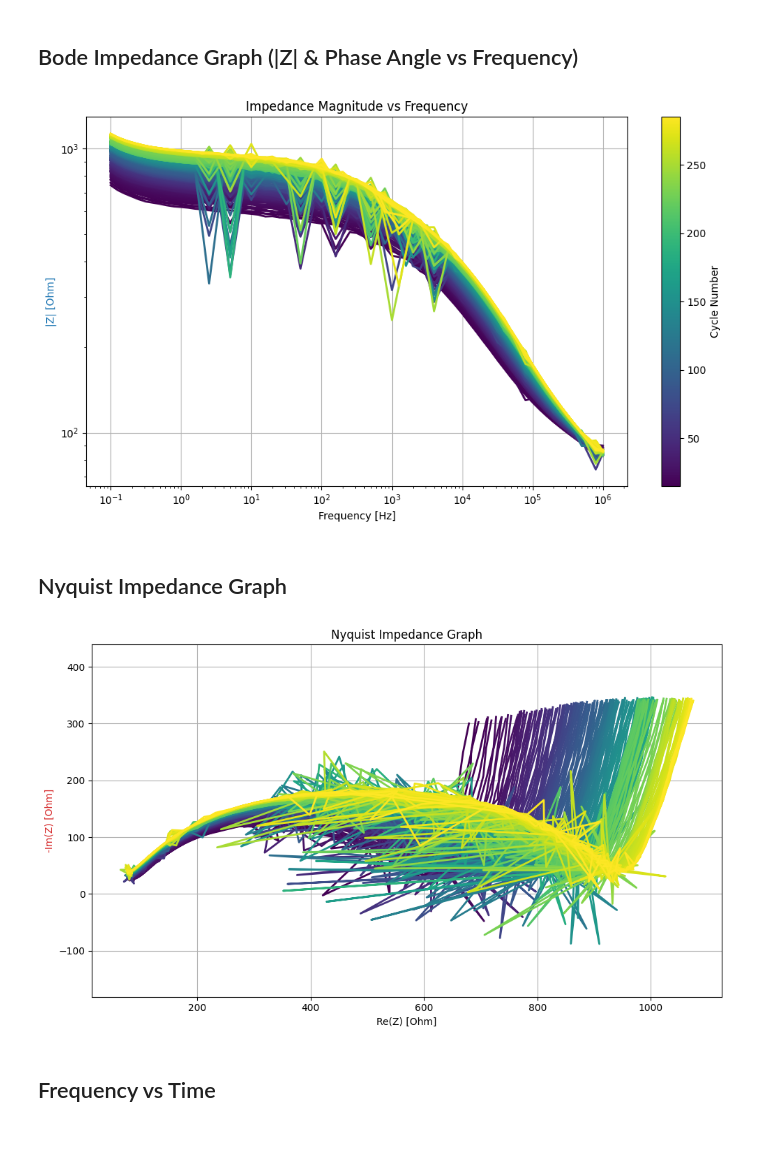
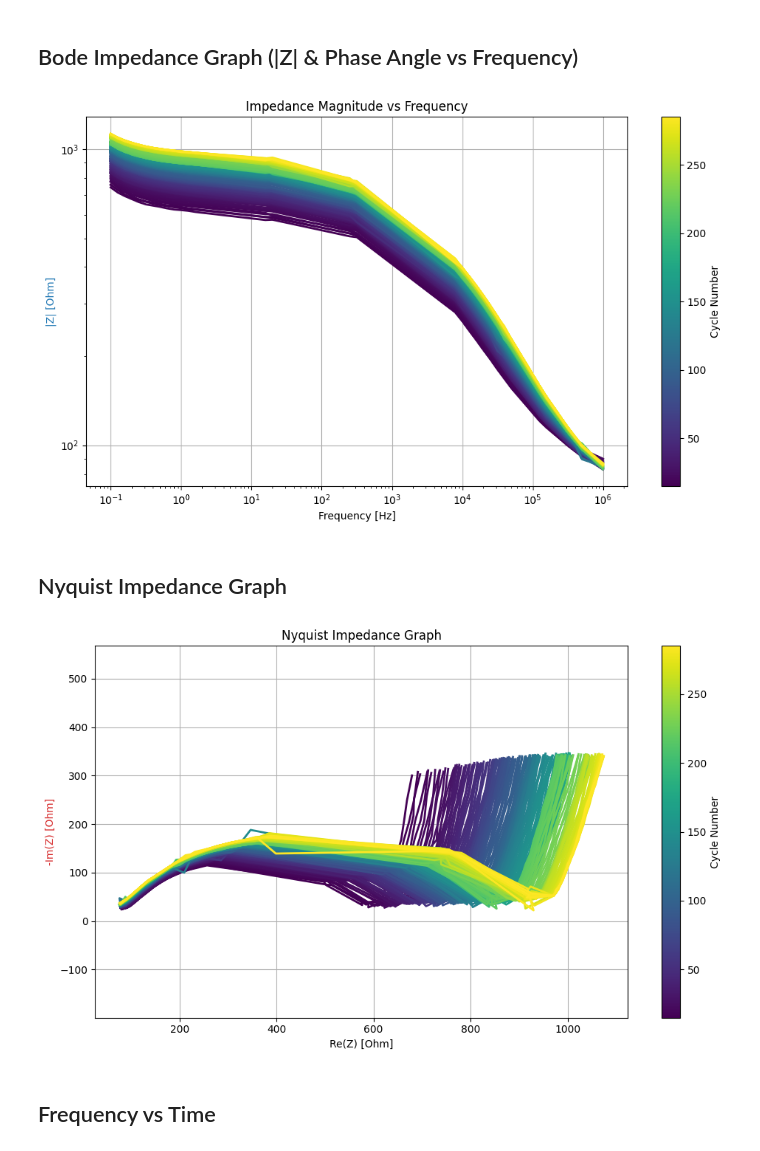
Before and after one commit to yet-ming-chiang-group/dylanpan, a Jupyter notebook: nba-sym/main.ipynb, the cells around one changed output. Drawn from its saved outputs; the diff is of its cells as text; code cells hidden in the pictures.

```diff
--- a/nba-sym/main.ipynb
+++ b/nba-sym/main.ipynb
@@ -38,6 +38,7 @@ df.columns = df.columns.str.strip()
 ANGLE_THRESHOLD = 10
 OHM_THRESHOLD = 1.15
 
+bad_frequencies = []
 for cycle, group in df.groupby('cycle number'):
     #REMOVE CYCLES
     if cycle < 15:
@@ -46,7 +47,7 @@ for cycle, group in df.groupby('cycle number'):
 
     # REMOVE ANOMALIES
     idxs = group.index
-    for i in range(1, len(group) - 1):  # avoid edges
+    for i in range(1, len(group) - 1):
         # Phase angle values
         phase_cur = group['Phase(Z)/deg'].iloc[i]
         phase_prev = group['Phase(Z)/deg'].iloc[i - 1]
@@ -58,12 +59,11 @@ for cycle, group in df.groupby('cycle number'):
         z_next = group['|Z|/Ohm'].iloc[i + 1]
 
         # Phase angle anomaly check
-        if abs(phase_cur - phase_prev) > ANGLE_THRESHOLD or abs(phase_cur - phase_next) > ANGLE_THRESHOLD:
-            df = df.drop(index=idxs[i])
+        if abs(phase_cur - phase_prev) > ANGLE_THRESHOLD or abs(phase_cur - phase_next) > ANGLE_THRESHOLD or abs(z_cur / z_prev) > OHM_THRESHOLD or abs(z_cur / z_next) > OHM_THRESHOLD:
+            bad_frequencies.append(group['freq/Hz'].iloc[i])
 
-        # Impedance magnitude anomaly check
-        elif abs(z_cur / z_prev) > OHM_THRESHOLD or abs(z_cur / z_next) > OHM_THRESHOLD:
-            df = df.drop(index=idxs[i])
+for freq in bad_frequencies:
+    df = df[df['freq/Hz'] != freq]
 # %% [markdown]
 ## Bode Impedance Graph (|Z| & Phase Angle vs Frequency)
 # %%
@@ -109,30 +109,37 @@ fig.tight_layout()
 plt.grid(True)
 plt.show()
 # %% [output]
-[figure, old version]
+[figure, new version]
 # %% [markdown]
 ## Nyquist Impedance Graph
 # %%
 plt.figure(figsize=(10, 6))
 
 plt.xlabel('Re(Z) [Ohm]')
 plt.ylabel('-Im(Z) [Ohm]', color='tab:red')
 
 cmap = plt.cm.viridis
-norm = mcolors.Normalize(df['cycle number'].min(), df['cycle number'].max())
+norm = mcolors.Normalize(
+    vmin=df['cycle number'].min(), vmax=df['cycle number'].max())
 
 for cycle, group in df.groupby('cycle number'):
     x = group['Re(Z)/Ohm']
     y = group['-Im(Z)/Ohm']
     plt.plot(x, y, color=cmap(norm(cycle)), linewidth=2)
 
+# Colorbar
+sm = plt.cm.ScalarMappable(cmap=cmap, norm=norm)
+sm.set_array([])
+cbar = plt.colorbar(sm, ax=plt.gca())
+cbar.set_label('Cycle Number')
+
 plt.axis('equal')
 plt.title('Nyquist Impedance Graph')
 plt.grid(True)
 plt.tight_layout()
 plt.show()
 # %% [output]
-[figure, old version]
+[figure, new version]
 # %% [markdown]
 ## Frequency vs Time
 # %%
```
Also changed, not shown: parts of 1 cell of this notebook.
